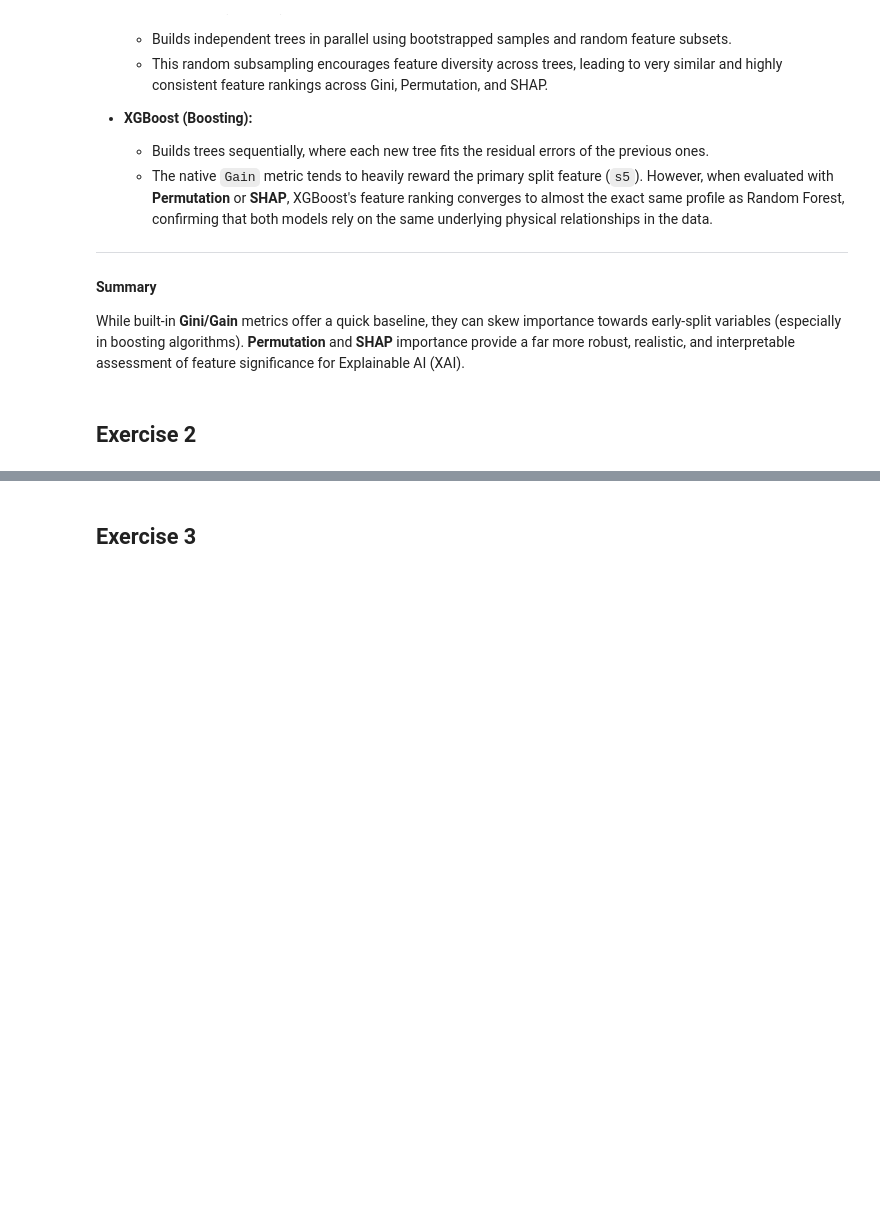
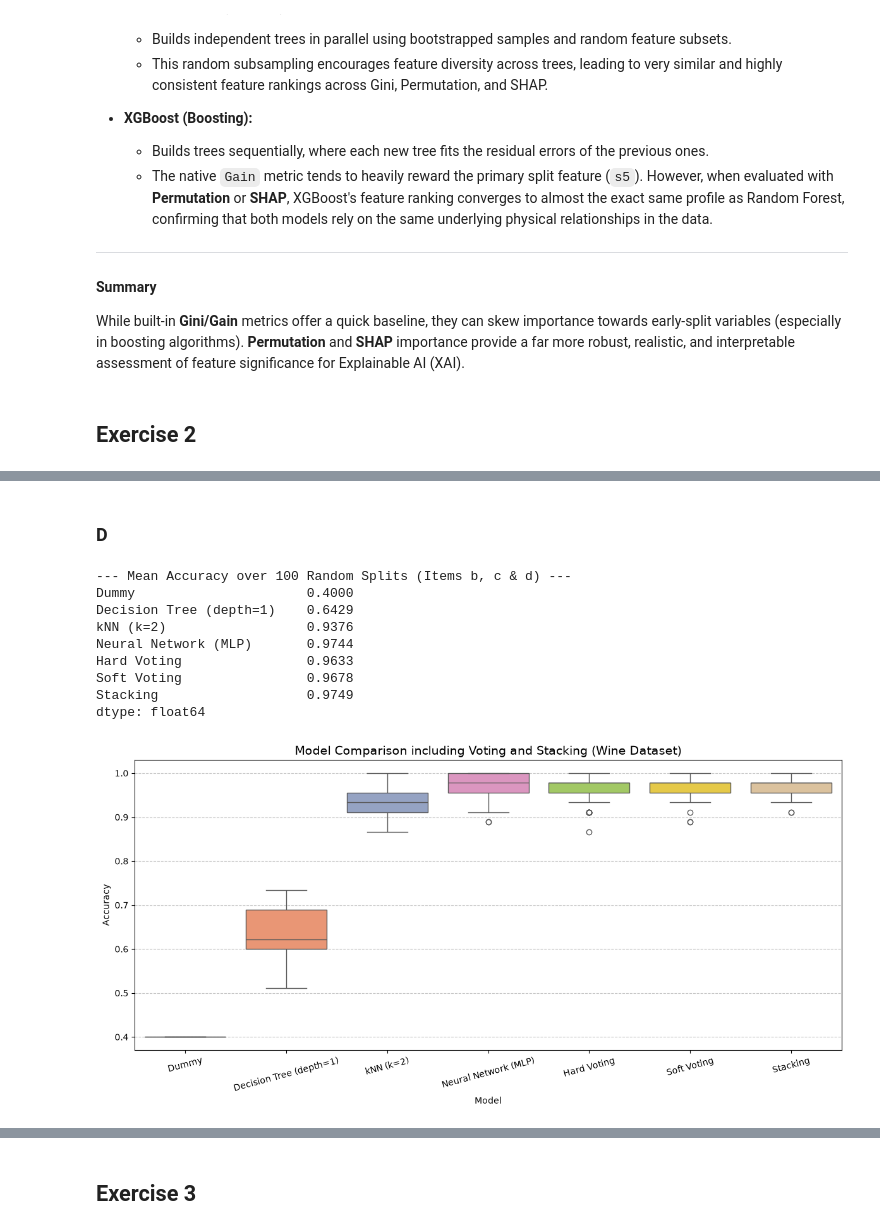
Before and after one commit to Giovanipt2/Advanced-Machine-Learning, a Jupyter notebook: Ensemble Learning/labwork_ensemble_learning.ipynb, the cells around one changed output, grey strips where cells are left out. Cells and saved outputs as stored; diff of their text form; code cells hidden in the pictures; blank space fills up the shorter version.

```diff
--- a/Ensemble Learning/labwork_ensemble_learning.ipynb
+++ b/Ensemble Learning/labwork_ensemble_learning.ipynb
@@ -283,0 +473,61 @@ While built-in **Gini/Gain** metrics offer a quick baseline, they can skew impor
+# %% [markdown]
+### D
+# %%
+# (d) Stacking Classifier Approach (reusing models and data from previous items)
+from sklearn.ensemble import StackingClassifier
+from sklearn.linear_model import LogisticRegression
+
+# 1. Define base estimators (same 3 models as before)
+estimators = [
+    ('dt', models['Decision Tree (depth=1)']),
+    ('knn', models['kNN (k=2)']),
+    ('mlp', models['Neural Network (MLP)'])
+]
+
+# 2. Instantiate StackingClassifier with LogisticRegression as meta-classifier
+stacking_clf = StackingClassifier(
+    estimators=estimators,
+    final_estimator=LogisticRegression(max_iter=1000, random_state=42),
+    cv=5  # Internal 5-fold CV to generate out-of-fold predictions without data leakage
+)
+
+# 3. Evaluate Stacking across the exact same 100 random splits
+stacking_results = []
+
+for i in range(n_repeats):
+    X_train, X_test, y_train, y_test = train_test_split(
+        X, y, test_size=0.25, random_state=i, stratify=y
+    )
+
+    stacking_clf.fit(X_train, y_train)
+    acc = stacking_clf.score(X_test, y_test)
+    stacking_results.append(acc)
+
+# 4. Append Stacking results to results_df
+results_df['Stacking'] = stacking_results
+
+# 5. Print updated mean accuracy results
+print("--- Mean Accuracy over 100 Random Splits (Items b, c & d) ---")
+print(results_df.mean().round(4))
+
+# 6. Plot updated Boxplots
+plt.figure(figsize=(12, 6))
+sns.boxplot(data=results_df, palette="Set2")
+plt.title("Model Comparison including Voting and Stacking (Wine Dataset)", fontsize=14)
+plt.ylabel("Accuracy")
+plt.xlabel("Model")
+plt.xticks(rotation=15)
+plt.grid(axis='y', linestyle='--', alpha=0.7)
+plt.tight_layout()
+plt.show()
+# %% [output]
+--- Mean Accuracy over 100 Random Splits (Items b, c & d) ---
+Dummy                      0.4000
+Decision Tree (depth=1)    0.6429
+kNN (k=2)                  0.9376
+Neural Network (MLP)       0.9744
+Hard Voting                0.9633
+Soft Voting                0.9678
+Stacking                   0.9749
+dtype: float64
+[figure, added]
```
Also changed, not shown: parts of 39 cells of this notebook, 2 other files.
